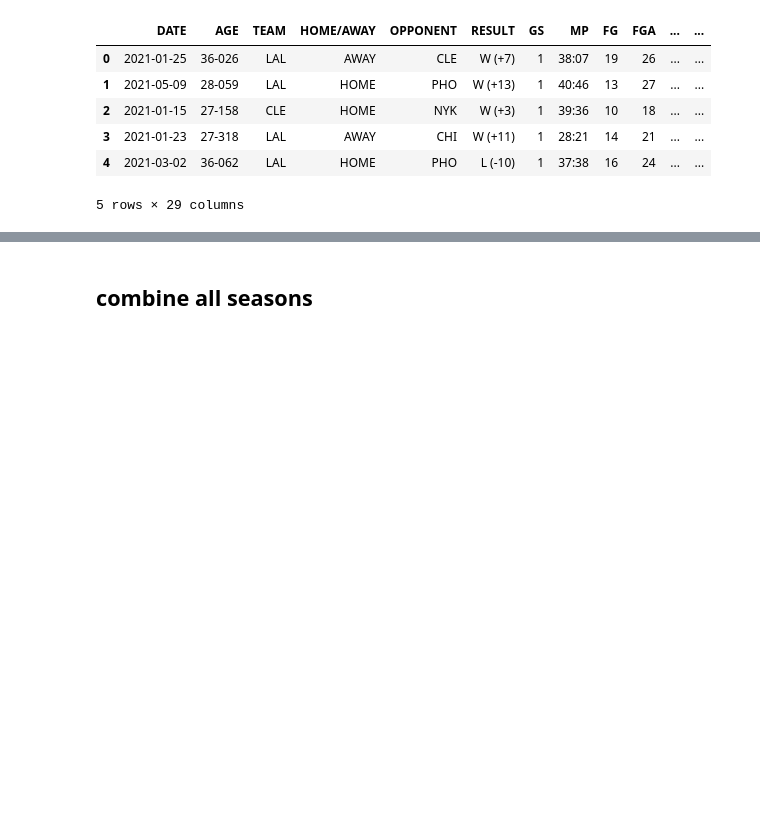
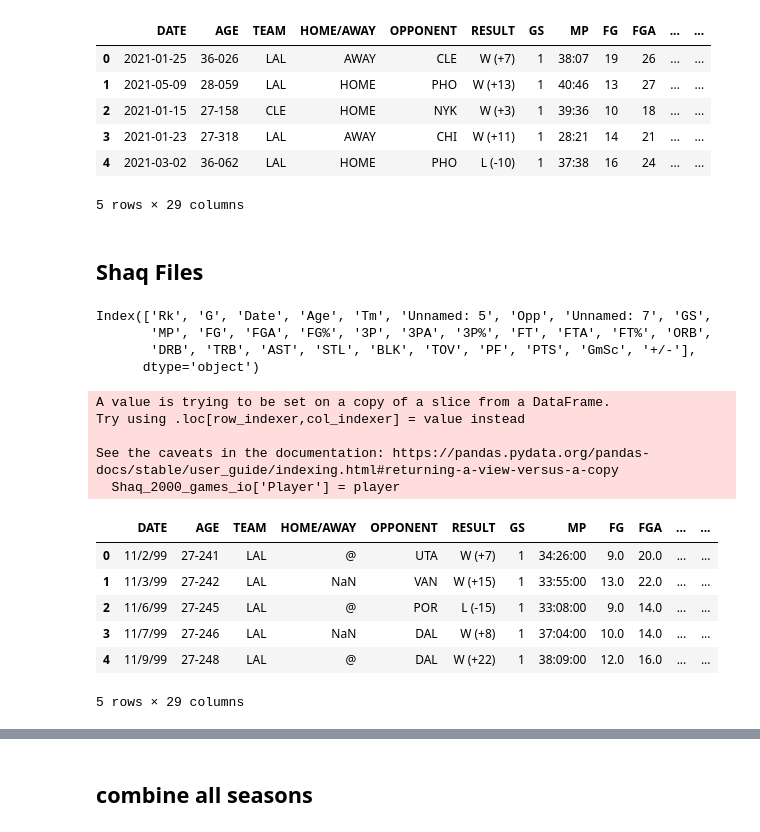
Before and after one commit to bme3412/Python, a Jupyter notebook: Projects/Basketball_reference/LAL_workbook.ipynb, the cells around one changed output, grey strips where cells are left out. Saved outputs shown, nothing was run; the diff lists cells and outputs as text; code cells hidden in the pictures; blank space fills up the shorter version.

```diff
--- a/Projects/Basketball_reference/LAL_workbook.ipynb
+++ b/Projects/Basketball_reference/LAL_workbook.ipynb
@@ -1108,3 +1108,42 @@ Results for Dennis Schroder:
 | 3 | 2021-01-23 | 27-318 | LAL | AWAY | CHI | W (+11) | 1 | 28:21 | 14 | 21 | ... | ... |
 | 4 | 2021-03-02 | 36-062 | LAL | HOME | PHO | L (-10) | 1 | 37:38 | 16 | 24 | ... | ... |
 5 rows × 29 columns
+# %% [markdown]
+## Shaq Files
+# %%
+Shaq_2000_games = pd.read_csv('/Users/brendan/Desktop/Python/NBA_API/LAL/Shaq_2000_games.csv')
+Shaq_2001_games = pd.read_csv('/Users/brendan/Desktop/Python/NBA_API/LAL/Shaq_2001_games.csv')
+Shaq_2002_games = pd.read_csv('/Users/brendan/Desktop/Python/NBA_API/LAL/Shaq_2002_games.csv')
+Shaq_2003_games = pd.read_csv('/Users/brendan/Desktop/Python/NBA_API/LAL/Shaq_2003_games.csv')
+Shaq_2004_games = pd.read_csv('/Users/brendan/Desktop/Python/NBA_API/LAL/Shaq_2004_games.csv')
+# %%
+Shaq_2000_games.columns
+# %% [output]
+Index(['Rk', 'G', 'Date', 'Age', 'Tm', 'Unnamed: 5', 'Opp', 'Unnamed: 7', 'GS',
+       'MP', 'FG', 'FGA', 'FG%', '3P', '3PA', '3P%', 'FT', 'FTA', 'FT%', 'ORB',
+       'DRB', 'TRB', 'AST', 'STL', 'BLK', 'TOV', 'PF', 'PTS', 'GmSc', '+/-'],
+      dtype='object')
+# %%
+# 2000
+Shaq_2000_games_io = Shaq_2000_games[['Date', 'Age', 'Tm', 'Unnamed: 5', 'Opp', 'Unnamed: 7', 'GS',
+       'MP', 'FG', 'FGA', 'FG%', '3P', '3PA', '3P%', 'FT', 'FTA', 'FT%', 'ORB',
+       'DRB', 'TRB', 'AST', 'STL', 'BLK', 'TOV', 'PF', 'PTS', 'GmSc', '+/-']]
+Shaq_2000_games_io.columns = ['DATE', 'AGE', 'TEAM', 'HOME/AWAY', 'OPPONENT', 'RESULT', 'GS',
+       'MP', 'FG', 'FGA', 'FG%', '3P', '3PA', '3P%', 'FT', 'FTA', 'FT%', 'ORB',
+       'DRB', 'TRB', 'AST', 'STL', 'BLK', 'TOV', 'PF', 'PTS', 'GAME_SCORE', '+/-']
+player = "Shaquille O'Neal"
+Shaq_2000_games_io['Player'] = player
+Shaq_2000_games_io.head()
+# %% [output]
+A value is trying to be set on a copy of a slice from a DataFrame.
+Try using .loc[row_indexer,col_indexer] = value instead
+
+See the caveats in the documentation: https://pandas.pydata.org/pandas-docs/stable/user_guide/indexing.html#returning-a-view-versus-a-copy
+  Shaq_2000_games_io['Player'] = player
+|  | DATE | AGE | TEAM | HOME/AWAY | OPPONENT | RESULT | GS | MP | FG | FGA | ... | ... |
+| 0 | 11/2/99 | 27-241 | LAL | @ | UTA | W (+7) | 1 | 34:26:00 | 9.0 | 20.0 | ... | ... |
+| 1 | 11/3/99 | 27-242 | LAL | NaN | VAN | W (+15) | 1 | 33:55:00 | 13.0 | 22.0 | ... | ... |
+| 2 | 11/6/99 | 27-245 | LAL | @ | POR | L (-15) | 1 | 33:08:00 | 9.0 | 14.0 | ... | ... |
+| 3 | 11/7/99 | 27-246 | LAL | NaN | DAL | W (+8) | 1 | 37:04:00 | 10.0 | 14.0 | ... | ... |
+| 4 | 11/9/99 | 27-248 | LAL | @ | DAL | W (+22) | 1 | 38:09:00 | 12.0 | 16.0 | ... | ... |
+5 rows × 29 columns
```
Also changed, not shown: parts of 8 cells of this notebook.
